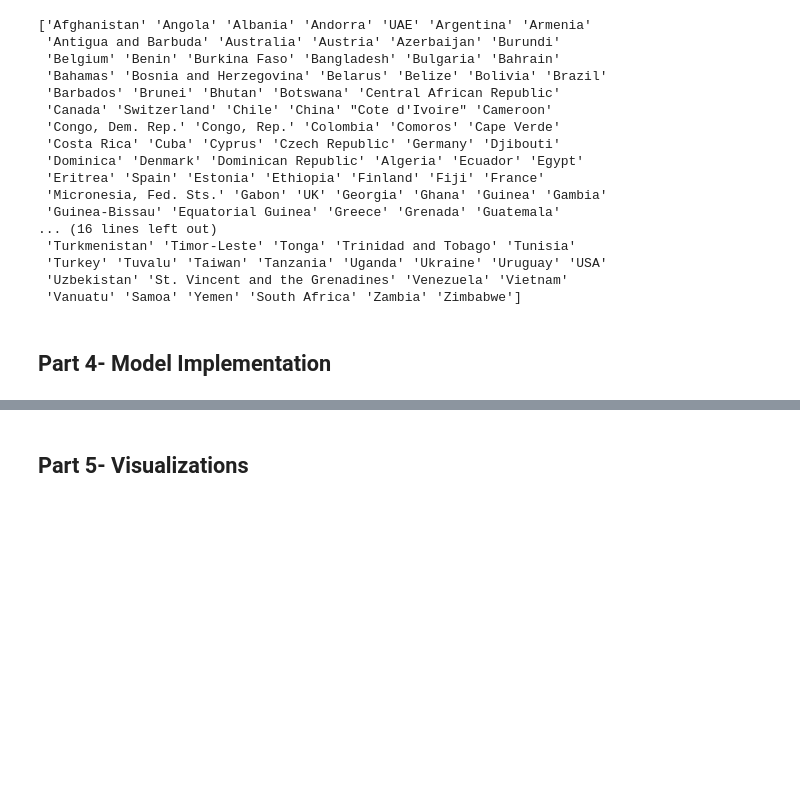
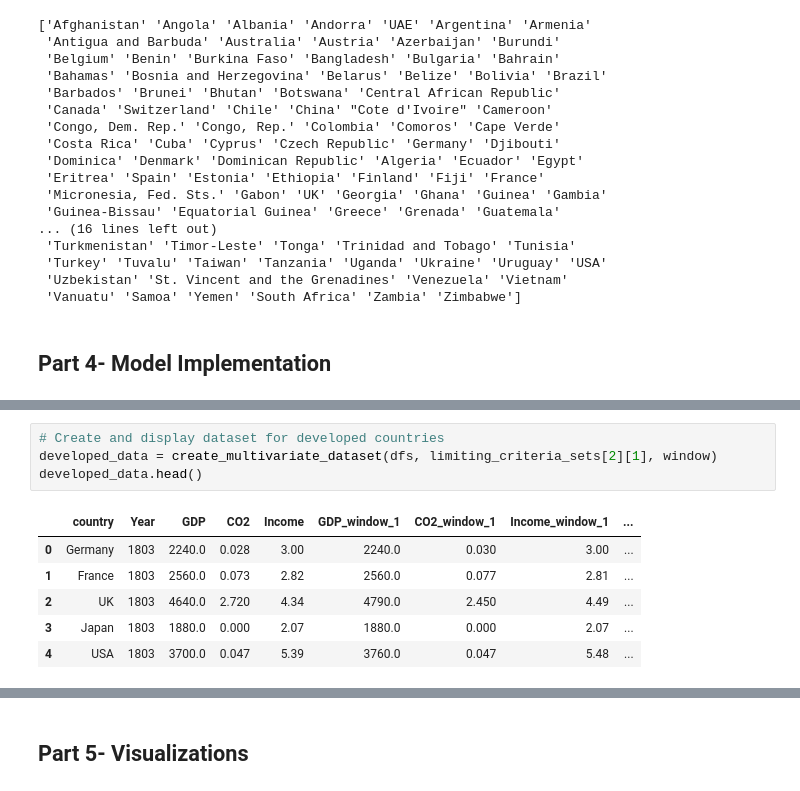
Before and after one commit to cj-sz/cmsc-320-final-project, a Jupyter notebook: project.ipynb, the cells around one changed output, grey strips where cells are left out. Saved outputs shown, nothing was run; the diff lists cells and outputs as text; blank space fills up the shorter version.

```diff
--- a/project.ipynb
+++ b/project.ipynb
@@ -329,0 +394,11 @@ print(co2_percap['country'].unique())
+# %%
+# Create and display dataset for developed countries
+developed_data = create_multivariate_dataset(dfs, limiting_criteria_sets[2][1], window)
+developed_data.head()
+# %% [output]
+|  | country | Year | GDP | CO2 | Income | GDP_window_1 | CO2_window_1 | Income_window_1 | ... |
+| 0 | Germany | 1803 | 2240.0 | 0.028 | 3.00 | 2240.0 | 0.030 | 3.00 | ... |
+| 1 | France | 1803 | 2560.0 | 0.073 | 2.82 | 2560.0 | 0.077 | 2.81 | ... |
+| 2 | UK | 1803 | 4640.0 | 2.720 | 4.34 | 4790.0 | 2.450 | 4.49 | ... |
+| 3 | Japan | 1803 | 1880.0 | 0.000 | 2.07 | 1880.0 | 0.000 | 2.07 | ... |
+| 4 | USA | 1803 | 3700.0 | 0.047 | 5.39 | 3760.0 | 0.047 | 5.48 | ... |
```
Also changed, not shown: parts of 7 cells of this notebook.
